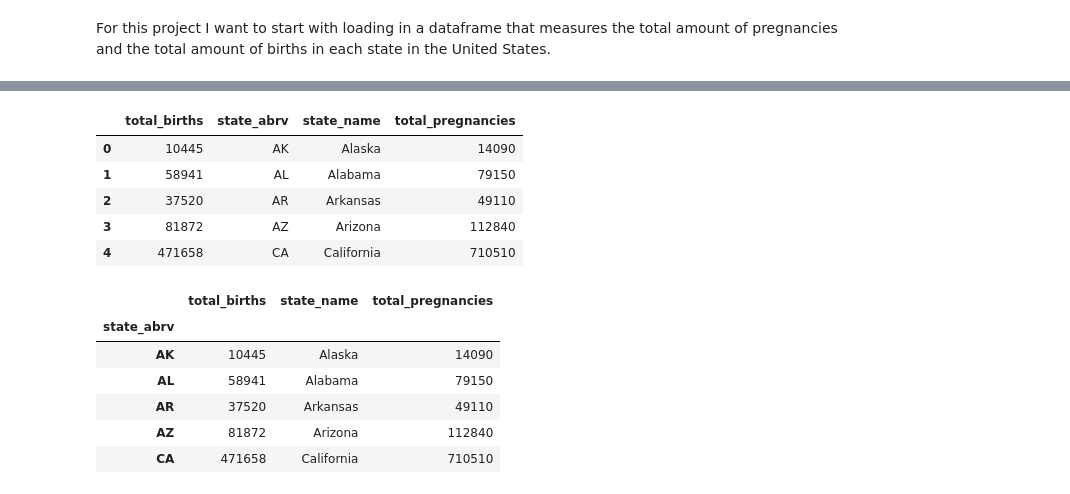
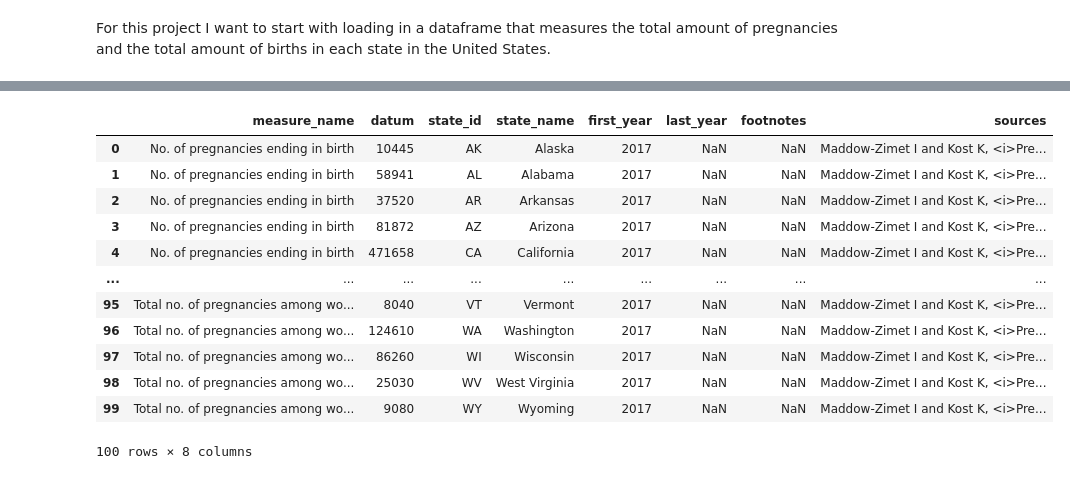
Before and after one commit to HaleyHynes/Pregnancy_US_Population_Data_Project, a Jupyter notebook: pregnancy_project.ipynb, the cells around one changed output, grey strips where cells are left out. Saved outputs shown, nothing was run; the diff lists cells and outputs as text; code cells hidden in the pictures.

```diff
--- a/pregnancy_project.ipynb
+++ b/pregnancy_project.ipynb
@@ -130,23 +11,17 @@ df1.head()
-# %%
-# Dropping the 'measure_name' column
-df1.drop(columns='measure_name', inplace=True)
-df1.head()
-# %% [output]
-|  | total_births | state_abrv | state_name | total_pregnancies |
-| 0 | 10445 | AK | Alaska | 14090 |
-| 1 | 58941 | AL | Alabama | 79150 |
-| 2 | 37520 | AR | Arkansas | 49110 |
-| 3 | 81872 | AZ | Arizona | 112840 |
-| 4 | 471658 | CA | California | 710510 |
-# %%
-# Setting index to state abreviations.
-df1.set_index(['state_abrv'], inplace=True)
-df1.head()
-# %% [output]
-|  | total_births | state_name | total_pregnancies |
-| state_abrv |  |  |  |
-| AK | 10445 | Alaska | 14090 |
-| AL | 58941 | Alabama | 79150 |
-| AR | 37520 | Arkansas | 49110 |
-| AZ | 81872 | Arizona | 112840 |
-| CA | 471658 | California | 710510 |
+# %%
+df = pd.read_csv('data_files/total_pregnancies.csv')
+df.head(100)
+# %% [output]
+|  | measure_name | datum | state_id | state_name | first_year | last_year | footnotes | sources |
+| 0 | No. of pregnancies ending in birth | 10445 | AK | Alaska | 2017 | NaN | NaN | Maddow-Zimet I and Kost K, <i>Pre... |
+| 1 | No. of pregnancies ending in birth | 58941 | AL | Alabama | 2017 | NaN | NaN | Maddow-Zimet I and Kost K, <i>Pre... |
+| 2 | No. of pregnancies ending in birth | 37520 | AR | Arkansas | 2017 | NaN | NaN | Maddow-Zimet I and Kost K, <i>Pre... |
+| 3 | No. of pregnancies ending in birth | 81872 | AZ | Arizona | 2017 | NaN | NaN | Maddow-Zimet I and Kost K, <i>Pre... |
+| 4 | No. of pregnancies ending in birth | 471658 | CA | California | 2017 | NaN | NaN | Maddow-Zimet I and Kost K, <i>Pre... |
+| ... | ... | ... | ... | ... | ... | ... | ... | ... |
+| 95 | Total no. of pregnancies among wo... | 8040 | VT | Vermont | 2017 | NaN | NaN | Maddow-Zimet I and Kost K, <i>Pre... |
+| 96 | Total no. of pregnancies among wo... | 124610 | WA | Washington | 2017 | NaN | NaN | Maddow-Zimet I and Kost K, <i>Pre... |
+| 97 | Total no. of pregnancies among wo... | 86260 | WI | Wisconsin | 2017 | NaN | NaN | Maddow-Zimet I and Kost K, <i>Pre... |
+| 98 | Total no. of pregnancies among wo... | 25030 | WV | West Virginia | 2017 | NaN | NaN | Maddow-Zimet I and Kost K, <i>Pre... |
+| 99 | Total no. of pregnancies among wo... | 9080 | WY | Wyoming | 2017 | NaN | NaN | Maddow-Zimet I and Kost K, <i>Pre... |
+100 rows × 8 columns
```
Also changed, not shown: parts of 41 cells of this notebook.
